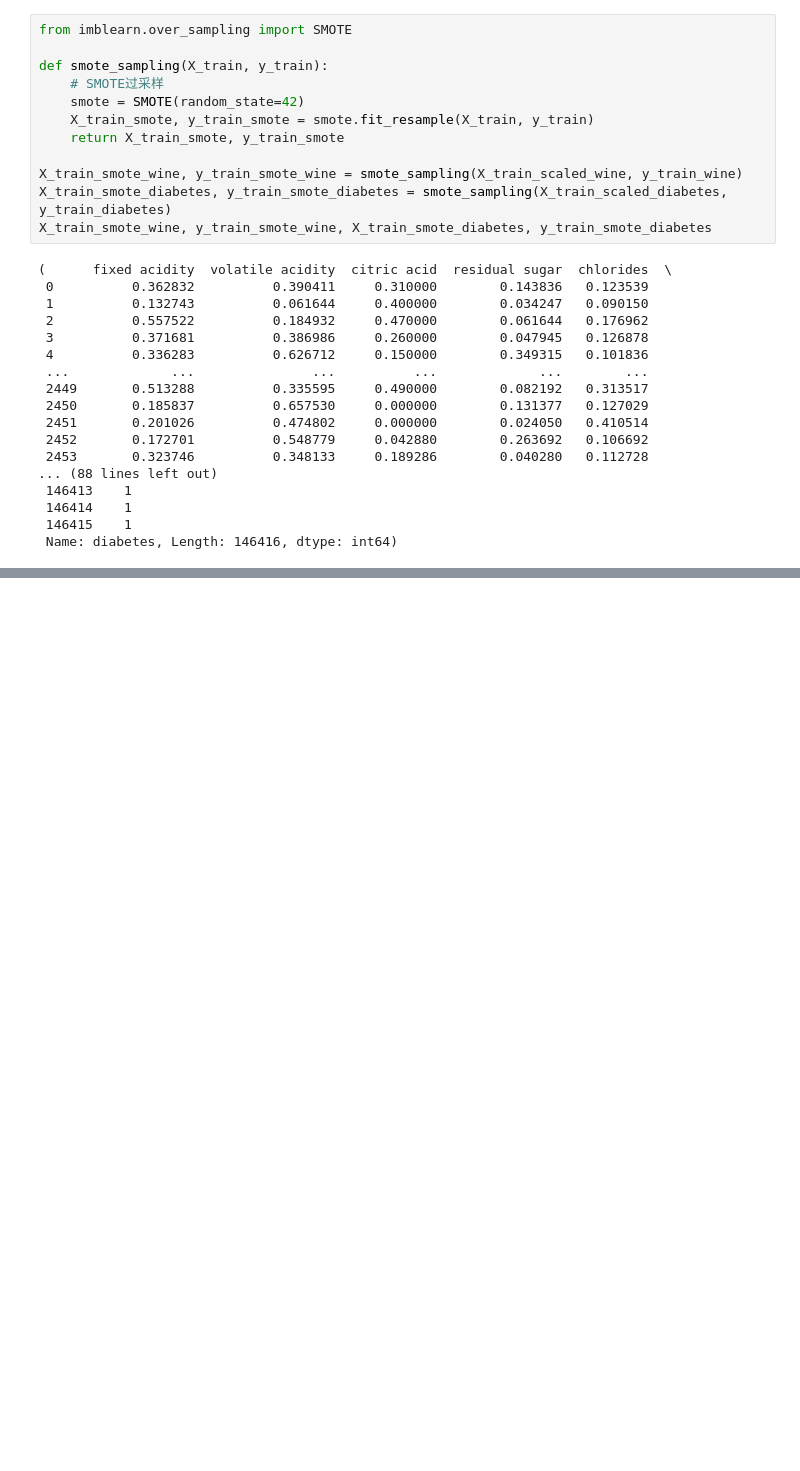
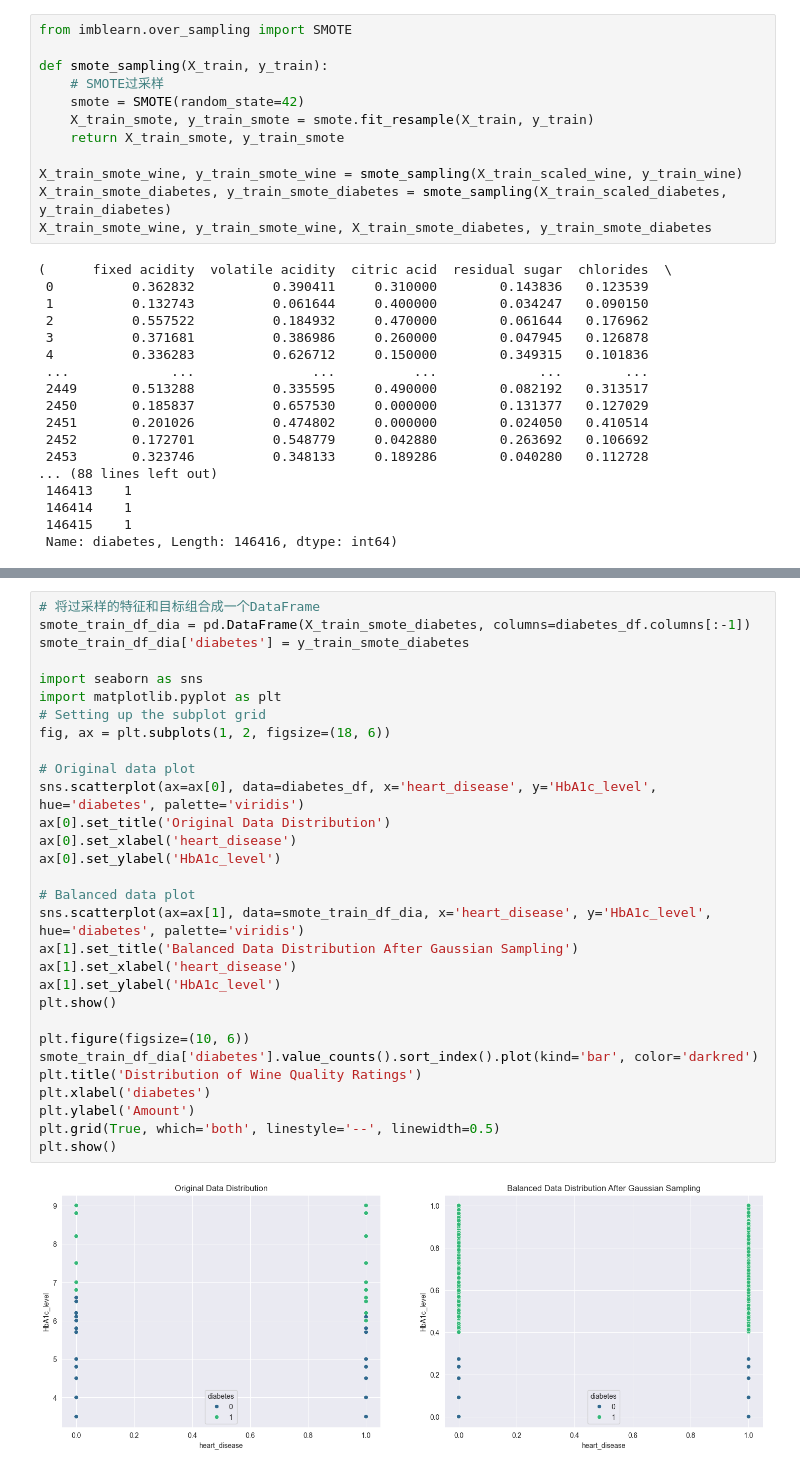
Before and after one commit to moonionn/sampling-method-project, a Jupyter notebook: training/smote-train.ipynb, the cells around one changed output, grey strips where cells are left out. Drawn from its saved outputs; the diff is of its cells as text; blank space fills up the shorter version.

```diff
--- a/training/smote-train.ipynb
+++ b/training/smote-train.ipynb
@@ -185,3 +103,35 @@ plt.show()
 # %% [output]
 [figure]
 [figure]
+# %%
+# 将过采样的特征和目标组合成一个DataFrame
+smote_train_df_dia = pd.DataFrame(X_train_smote_diabetes, columns=diabetes_df.columns[:-1])
+smote_train_df_dia['diabetes'] = y_train_smote_diabetes
+
+import seaborn as sns
+import matplotlib.pyplot as plt
+# Setting up the subplot grid
+fig, ax = plt.subplots(1, 2, figsize=(18, 6))
+
+# Original data plot
+sns.scatterplot(ax=ax[0], data=diabetes_df, x='heart_disease', y='HbA1c_level', hue='diabetes', palette='viridis')
+ax[0].set_title('Original Data Distribution')
+ax[0].set_xlabel('heart_disease')
+ax[0].set_ylabel('HbA1c_level')
+
+# Balanced data plot
+sns.scatterplot(ax=ax[1], data=smote_train_df_dia, x='heart_disease', y='HbA1c_level', hue='diabetes', palette='viridis')
+ax[1].set_title('Balanced Data Distribution After Gaussian Sampling')
+ax[1].set_xlabel('heart_disease')
+ax[1].set_ylabel('HbA1c_level')
+plt.show()
+
+plt.figure(figsize=(10, 6))
+smote_train_df_dia['diabetes'].value_counts().sort_index().plot(kind='bar', color='darkred')
+plt.title('Distribution of Wine Quality Ratings')
+plt.xlabel('diabetes')
+plt.ylabel('Amount')
+plt.grid(True, which='both', linestyle='--', linewidth=0.5)
+plt.show()
+# %% [output]
+[figure, added]
```
Also changed, not shown: parts of 13 cells of this notebook, 4 other files.
